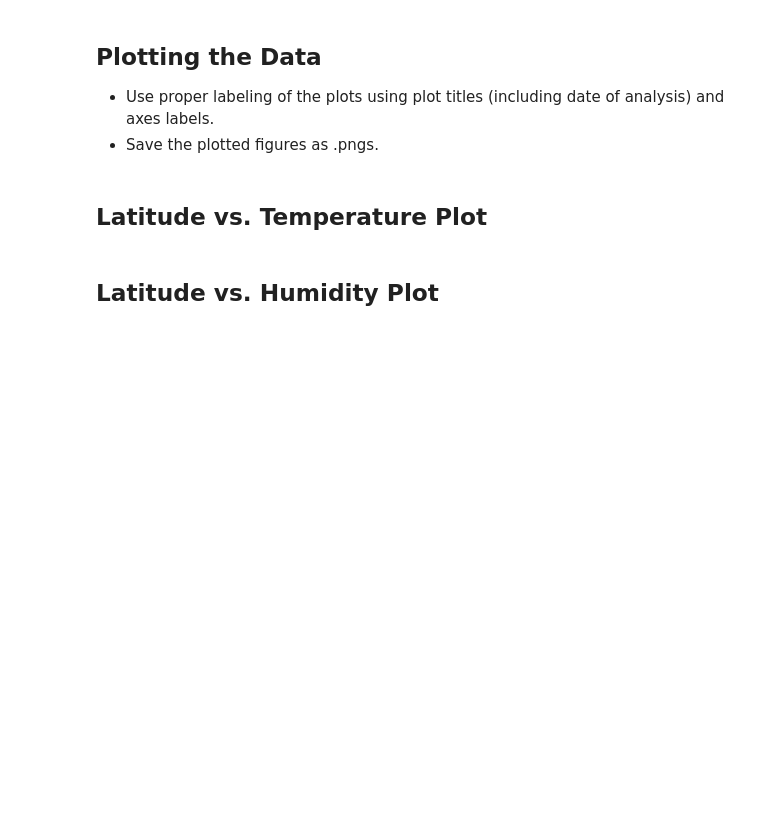
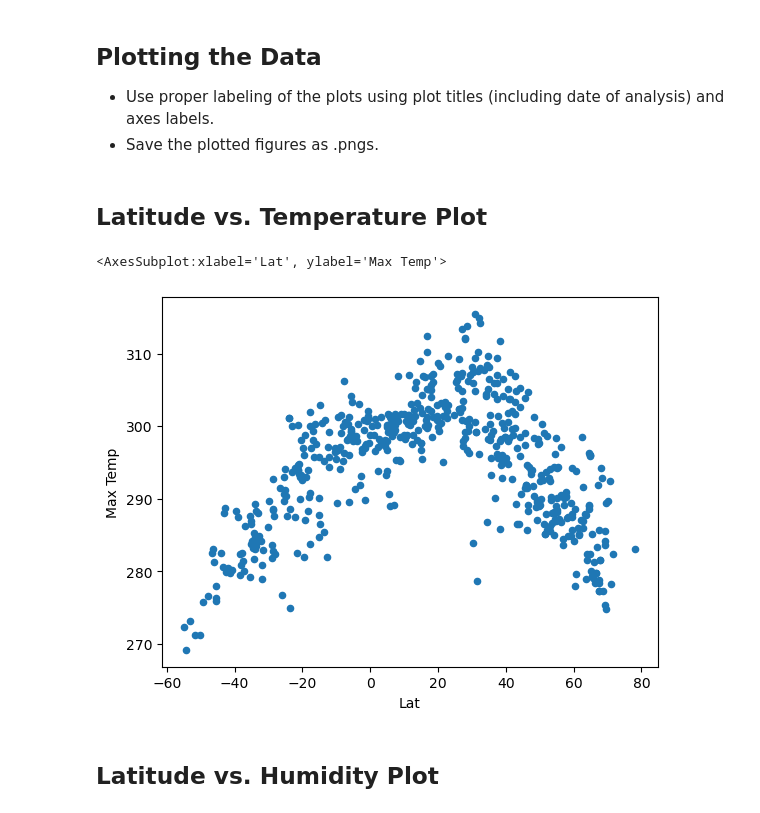
Before and after one commit to redtea3930/weather-api-visualizations, a Jupyter notebook: WeatherAPI.ipynb, the cells around one changed output. Drawn from its saved outputs; the diff is of its cells as text; code cells hidden in the pictures; blank space fills up the shorter version.

```diff
--- a/WeatherAPI.ipynb
+++ b/WeatherAPI.ipynb
@@ -171,0 +179,4 @@ Skip this step if there are no cities that have humidity > 100%.
+# %%
+filepath = "cities_analysis.csv"
+city_data = pd.read_csv(filepath)
+city_data
@@ -180,6 +221,11 @@ Skip this step if there are no cities that have humidity > 100%.
 * Save the plotted figures as .pngs.
 # %% [markdown]
 ## Latitude vs. Temperature Plot
+# %%
+city_data.plot(kind='scatter', x='Lat', y='Max Temp')
+# %% [output]
+<AxesSubplot:xlabel='Lat', ylabel='Max Temp'>
+[figure, added]
 # %% [markdown]
 ## Latitude vs. Humidity Plot
 # %% [markdown]
```
Also changed, not shown: parts of 11 cells of this notebook, 3 other files.
